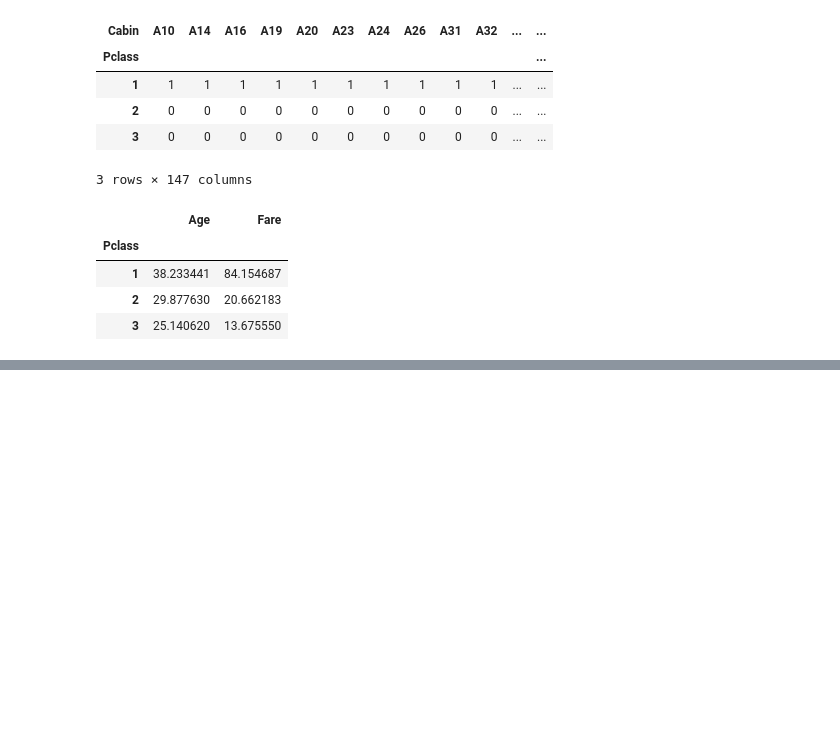
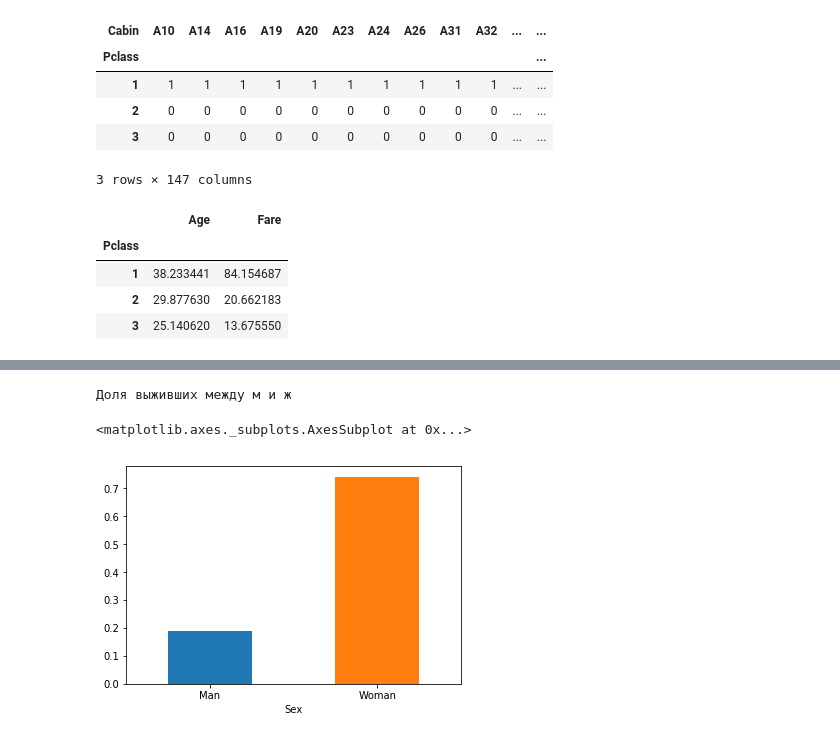
Before and after one commit to pyro-bot/AI_1, a Jupyter notebook: лабы_решения/1161_1/Хамидов/laba3/laba3.ipynb, the cells around one changed output, grey strips where cells are left out. Drawn from its saved outputs; the diff is of its cells as text; code cells hidden in the pictures; blank space fills up the shorter version.

```diff
--- a/лабы_решения/1161_1/Хамидов/laba3/laba3.ipynb
+++ b/лабы_решения/1161_1/Хамидов/laba3/laba3.ipynb
@@ -230,0 +126,7 @@ df.groupby(['Embarked'])['Survived'].agg([np.mean]).sort_values(by='mean', ascen
+# %%
+print("Доля выживших между м и ж")
+df.groupby('Sex')['Survived'].mean().plot(kind="bar", rot="360")
+# %% [output]
+Доля выживших между м и ж
+<matplotlib.axes._subplots.AxesSubplot at 0x...>
+[figure, added]
```
Also changed, not shown: parts of 30 cells of this notebook.
